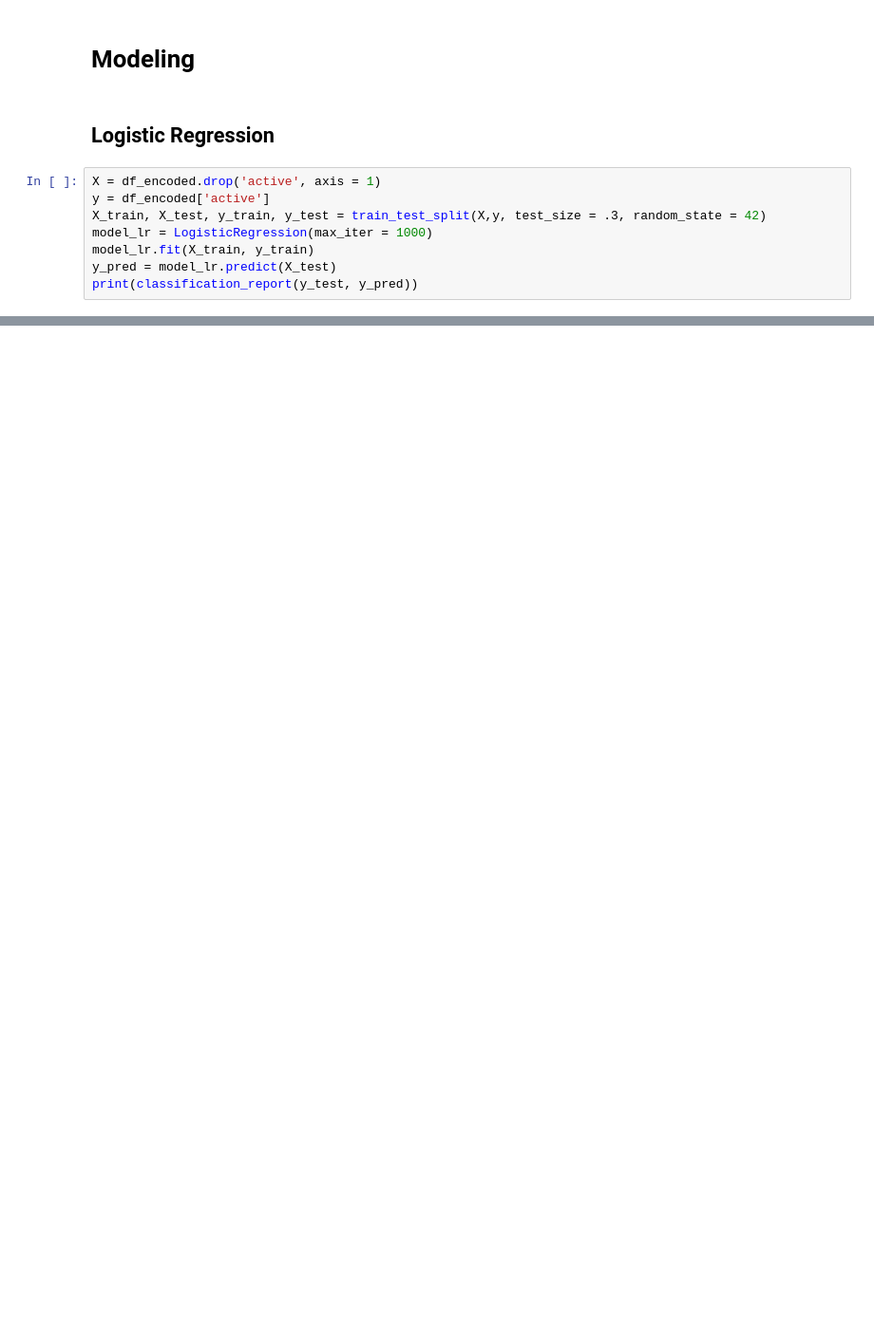
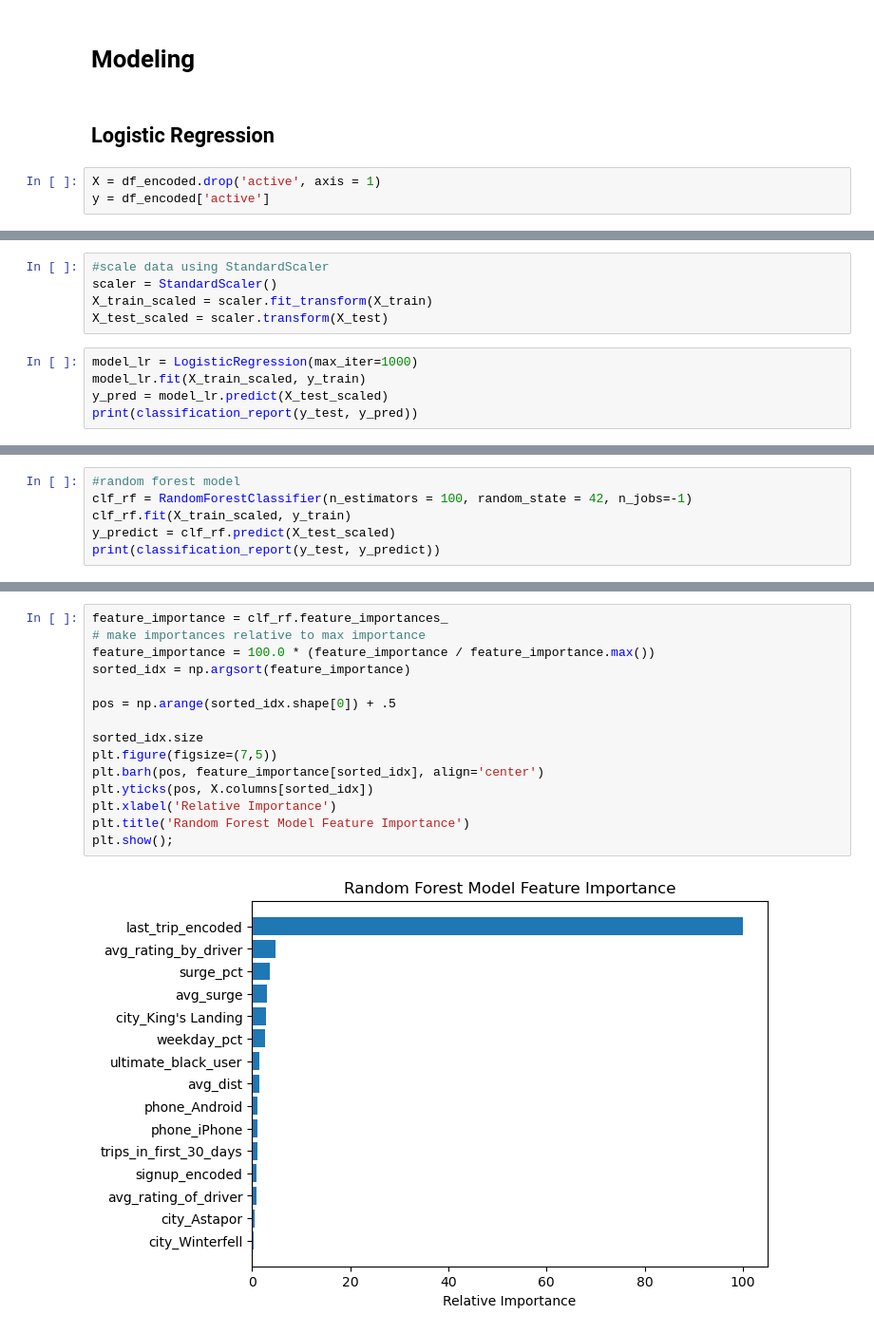
Before and after one commit to amoutafian/ultimate_inc, a Jupyter notebook: ultimate_inc.ipynb, the cells around one changed output, grey strips where cells are left out. Shown: that part at 95% size. Cells and saved outputs as stored; diff of their text form; blank space fills up the shorter version.

```diff
--- a/ultimate_inc.ipynb
+++ b/ultimate_inc.ipynb
@@ -393,8 +404,3 @@ sns.heatmap(corr, annot = False)
 # %%
 X = df_encoded.drop('active', axis = 1)
 y = df_encoded['active']
-X_train, X_test, y_train, y_test = train_test_split(X,y, test_size = .3, random_state = 42)
-model_lr = LogisticRegression(max_iter = 1000)
-model_lr.fit(X_train, y_train)
-y_pred = model_lr.predict(X_test)
-print(classification_report(y_test, y_pred))
@@ -416,0 +409,10 @@ Please also refer to the documentation for alternative solver options:
+# %%
+#scale data using StandardScaler
+scaler = StandardScaler()
+X_train_scaled = scaler.fit_transform(X_train)
+X_test_scaled = scaler.transform(X_test)
+# %%
+model_lr = LogisticRegression(max_iter=1000)
+model_lr.fit(X_train_scaled, y_train)
+y_pred = model_lr.predict(X_test_scaled)
+print(classification_report(y_test, y_pred))
@@ -416,0 +430,6 @@ Please also refer to the documentation for alternative solver options:
+# %%
+#random forest model
+clf_rf = RandomForestClassifier(n_estimators = 100, random_state = 42, n_jobs=-1)
+clf_rf.fit(X_train_scaled, y_train)
+y_predict = clf_rf.predict(X_test_scaled)
+print(classification_report(y_test, y_predict))
@@ -416,0 +445,17 @@ Please also refer to the documentation for alternative solver options:
+# %%
+feature_importance = clf_rf.feature_importances_
+# make importances relative to max importance
+feature_importance = 100.0 * (feature_importance / feature_importance.max())
+sorted_idx = np.argsort(feature_importance)
+
+pos = np.arange(sorted_idx.shape[0]) + .5
+
+sorted_idx.size
+plt.figure(figsize=(7,5))
+plt.barh(pos, feature_importance[sorted_idx], align='center')
+plt.yticks(pos, X.columns[sorted_idx])
+plt.xlabel('Relative Importance')
+plt.title('Random Forest Model Feature Importance')
+plt.show();
+# %% [output]
+[figure, added]
```
Also changed, not shown: parts of 10 cells of this notebook.
